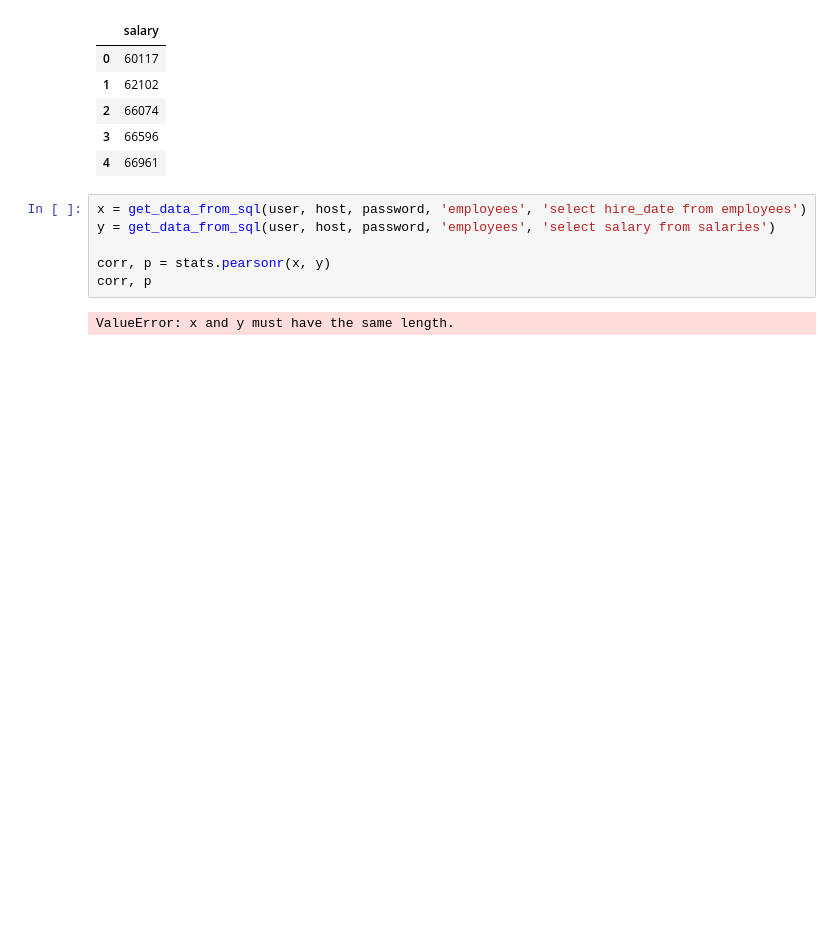
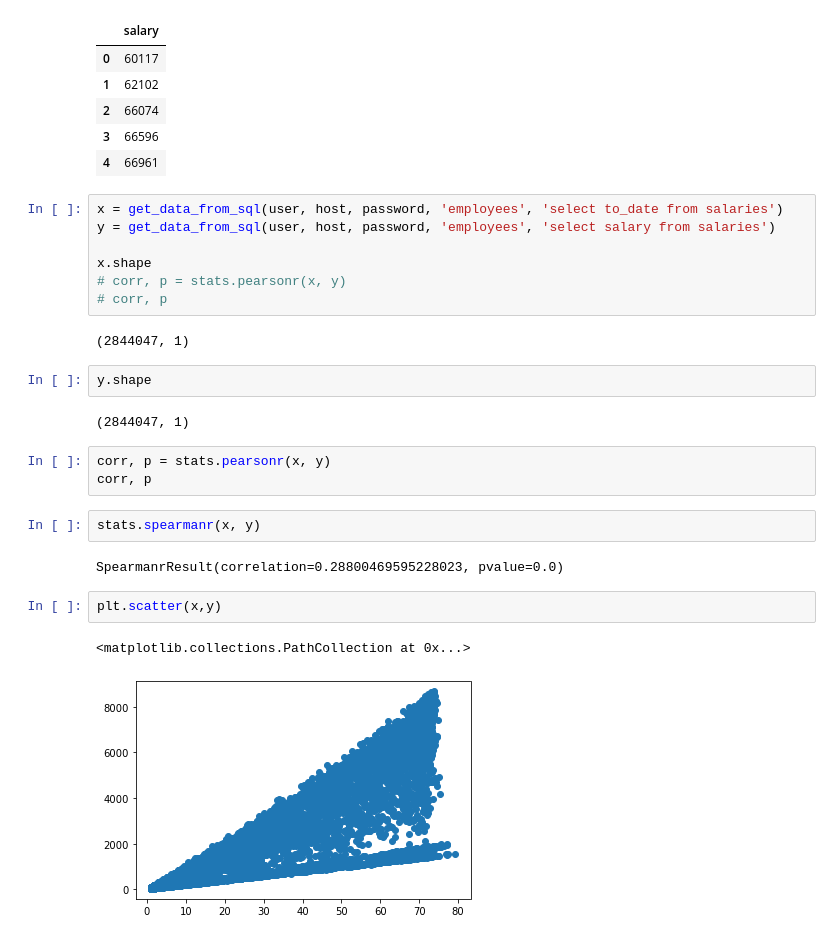
Before and after one commit to jamesallen0351/statistics-exercises, a Jupyter notebook: hypothesis_testing.ipynb, the cells around one changed output. Cells and saved outputs as stored; diff of their text form; blank space fills up the shorter version.

```diff
--- a/hypothesis_testing.ipynb
+++ b/hypothesis_testing.ipynb
@@ -643,10 +661,27 @@ salaries.head()
 | 3 | 66596 |
 | 4 | 66961 |
 # %%
-x = get_data_from_sql(user, host, password, 'employees', 'select hire_date from employees')
+x = get_data_from_sql(user, host, password, 'employees', 'select to_date from salaries')
 y = get_data_from_sql(user, host, password, 'employees', 'select salary from salaries')
 
-corr, p = stats.pearsonr(x, y)
-corr, p
+x.shape
+# corr, p = stats.pearsonr(x, y)
+# corr, p
 # %% [output]
-ValueError: x and y must have the same length.
+(2844047, 1)
+# %%
+y.shape
+# %% [output]
+(2844047, 1)
+# %%
+corr, p = stats.pearsonr(x, y)
+corr, p
+# %%
+stats.spearmanr(x, y)
+# %% [output]
+SpearmanrResult(correlation=0.28800469595228023, pvalue=0.0)
+# %%
+plt.scatter(x,y)
+# %% [output]
+<matplotlib.collections.PathCollection at 0x...>
+[figure, added]
```
Also changed, not shown: parts of 20 cells of this notebook.
